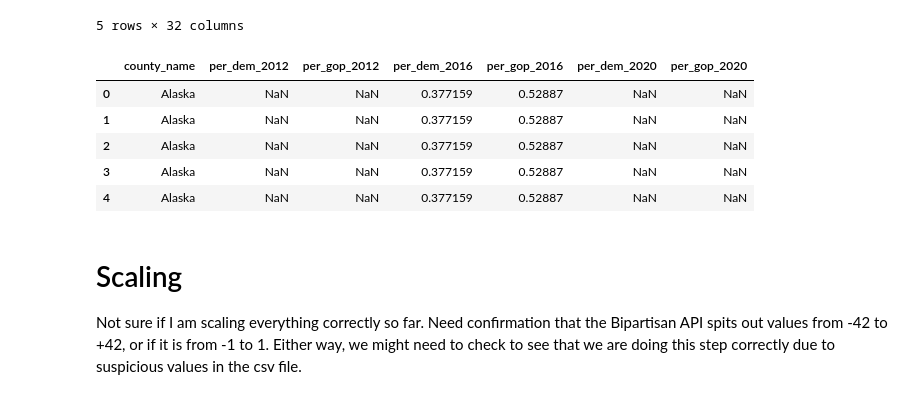
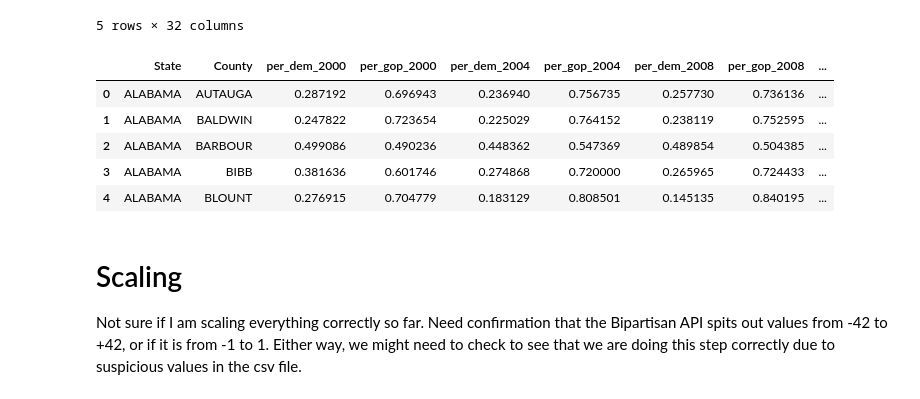
Before and after one commit to theodoremui/diversity-colleges, a Jupyter notebook: notebooks/investigation/College Data.ipynb, the cells around one changed output. Saved outputs shown, nothing was run; the diff lists cells and outputs as text; code cells hidden in the pictures.

```diff
--- a/notebooks/investigation/College Data.ipynb
+++ b/notebooks/investigation/College Data.ipynb
@@ -29,13 +29,13 @@ college_data.tail()
 | 44 | us-midwest | University of Minnesota | Public | $15,254 | 36,209 | 73.20% | ... |
 5 rows × 32 columns
 # %%
-election_data = pd.read_csv('election_data_12_20.csv')
+election_data = pd.read_csv('elections_per.csv')
 election_data.head()
 # %% [output]
-|  | county_name | per_dem_2012 | per_gop_2012 | per_dem_2016 | per_gop_2016 | per_dem_2020 | per_gop_2020 |
-| 0 | Alaska | NaN | NaN | 0.377159 | 0.52887 | NaN | NaN |
-| 1 | Alaska | NaN | NaN | 0.377159 | 0.52887 | NaN | NaN |
-| 2 | Alaska | NaN | NaN | 0.377159 | 0.52887 | NaN | NaN |
-| 3 | Alaska | NaN | NaN | 0.377159 | 0.52887 | NaN | NaN |
-| 4 | Alaska | NaN | NaN | 0.377159 | 0.52887 | NaN | NaN |
+|  | State | County | per_dem_2000 | per_gop_2000 | per_dem_2004 | per_gop_2004 | per_dem_2008 | per_gop_2008 | ... |
+| 0 | ALABAMA | AUTAUGA | 0.287192 | 0.696943 | 0.236940 | 0.756735 | 0.257730 | 0.736136 | ... |
+| 1 | ALABAMA | BALDWIN | 0.247822 | 0.723654 | 0.225029 | 0.764152 | 0.238119 | 0.752595 | ... |
+| 2 | ALABAMA | BARBOUR | 0.499086 | 0.490236 | 0.448362 | 0.547369 | 0.489854 | 0.504385 | ... |
+| 3 | ALABAMA | BIBB | 0.381636 | 0.601746 | 0.274868 | 0.720000 | 0.265965 | 0.724433 | ... |
+| 4 | ALABAMA | BLOUNT | 0.276915 | 0.704779 | 0.183129 | 0.808501 | 0.145135 | 0.840195 | ... |
 # %%
```
Also changed, not shown: parts of 13 cells of this notebook, 6 other files.
